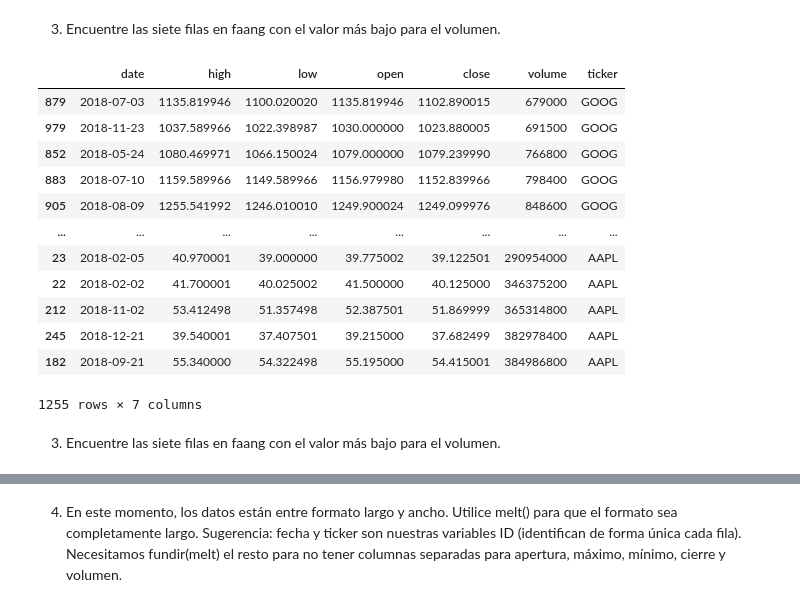
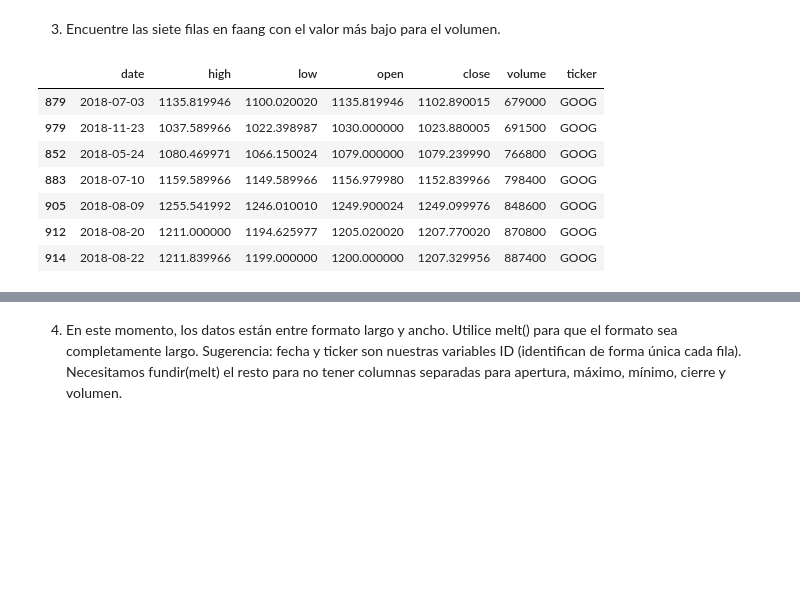
Before and after one commit to LauraGSanchz/DS_PT_09_2023, a Jupyter notebook: Data_Analysis/Analisis_de_datos/ch_03/ejercicios/ejercicio.ipynb, the cells around one changed output, grey strips where cells are left out. Saved outputs shown, nothing was run; the diff lists cells and outputs as text; code cells hidden in the pictures; blank space fills up the shorter version.

```diff
--- a/Data_Analysis/Analisis_de_datos/ch_03/ejercicios/ejercicio.ipynb
+++ b/Data_Analysis/Analisis_de_datos/ch_03/ejercicios/ejercicio.ipynb
@@ -102,21 +101,13 @@ faang.sort_values(by='date')
 
 3. Encuentre las siete filas en faang con el valor más bajo para el volumen.
 # %%
-faang.sort_values(by='volume', ascending=True)
+faang.sort_values(by='volume', ascending=True).head(7)
 # %% [output]
 |  | date | high | low | open | close | volume | ticker |
 | 879 | 2018-07-03 | 1135.819946 | 1100.020020 | 1135.819946 | 1102.890015 | 679000 | GOOG |
 | 979 | 2018-11-23 | 1037.589966 | 1022.398987 | 1030.000000 | 1023.880005 | 691500 | GOOG |
 | 852 | 2018-05-24 | 1080.469971 | 1066.150024 | 1079.000000 | 1079.239990 | 766800 | GOOG |
 | 883 | 2018-07-10 | 1159.589966 | 1149.589966 | 1156.979980 | 1152.839966 | 798400 | GOOG |
 | 905 | 2018-08-09 | 1255.541992 | 1246.010010 | 1249.900024 | 1249.099976 | 848600 | GOOG |
-| ... | ... | ... | ... | ... | ... | ... | ... |
-| 23 | 2018-02-05 | 40.970001 | 39.000000 | 39.775002 | 39.122501 | 290954000 | AAPL |
-| 22 | 2018-02-02 | 41.700001 | 40.025002 | 41.500000 | 40.125000 | 346375200 | AAPL |
-| 212 | 2018-11-02 | 53.412498 | 51.357498 | 52.387501 | 51.869999 | 365314800 | AAPL |
-| 245 | 2018-12-21 | 39.540001 | 37.407501 | 39.215000 | 37.682499 | 382978400 | AAPL |
-| 182 | 2018-09-21 | 55.340000 | 54.322498 | 55.195000 | 54.415001 | 384986800 | AAPL |
+| 912 | 2018-08-20 | 1211.000000 | 1194.625977 | 1205.020020 | 1207.770020 | 870800 | GOOG |
+| 914 | 2018-08-22 | 1211.839966 | 1199.000000 | 1200.000000 | 1207.329956 | 887400 | GOOG |
-1255 rows × 7 columns
-# %% [markdown]
-
-3. Encuentre las siete filas en faang con el valor más bajo para el volumen.
```
Also changed, not shown: parts of 15 cells of this notebook.
